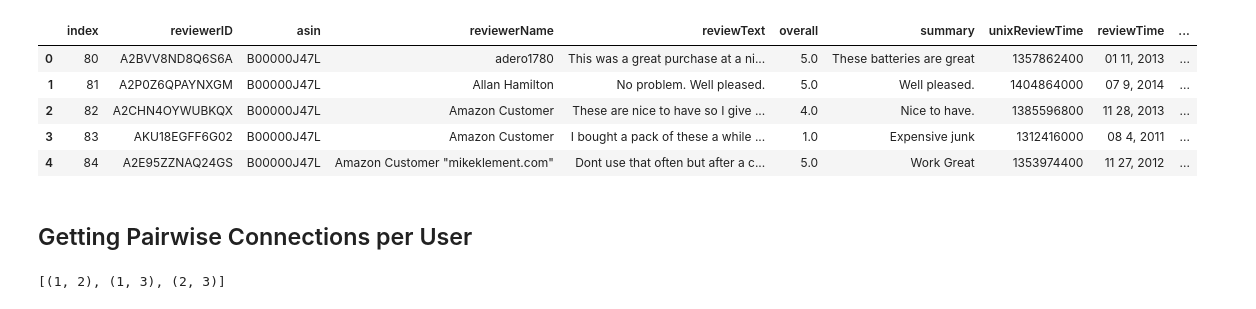
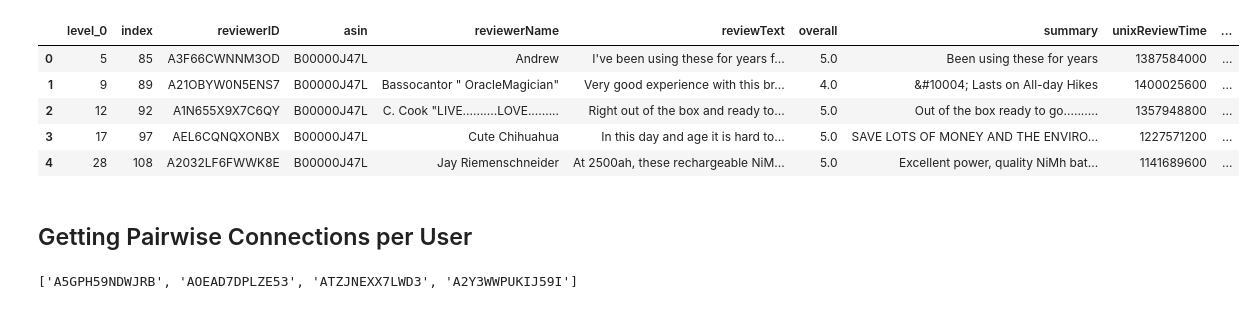
Before and after one commit to kunal-kotian/shopsmart, a Jupyter notebook: sek_stats/comp_stat_network_hw.ipynb, the cells around one changed output. Drawn from its saved outputs; the diff is of its cells as text; code cells hidden in the pictures.

```diff
--- a/sek_stats/comp_stat_network_hw.ipynb
+++ b/sek_stats/comp_stat_network_hw.ipynb
@@ -21,15 +48,20 @@ asin_list = list(raw_data.groupby(['asin']).count().sort_values('reviewerID',asc
 # %%
-# saving the file
+# saving the file based on product filter
 #raw_data[raw_data['asin'].isin(asin_list)].reset_index().to_feather('./amzn_popular_product_stats.feather')
 
+# saving the file based on user filter
+#raw_data[raw_data['reviewerID'].isin(usr_list)].reset_index().to_feather('./amzn_active_users_stats.feather')
+
 # reading the file
-raw_data = pd.read_feather('./amzn_popular_product_stats.feather')
+#raw_data = pd.read_feather('./amzn_popular_product_stats.feather')
+
+active_users = pd.read_feather('./amzn_active_users_stats.feather')
 # %%
-raw_data.head()
+active_users.head()
 # %% [output]
-|  | index | reviewerID | asin | reviewerName | reviewText | overall | summary | unixReviewTime | reviewTime | ... |
-| 0 | 80 | A2BVV8ND8Q6S6A | B00000J47L | adero1780 | This was a great purchase at a ni... | 5.0 | These batteries are great | 1357862400 | 01 11, 2013 | ... |
-| 1 | 81 | A2P0Z6QPAYNXGM | B00000J47L | Allan Hamilton | No problem. Well pleased. | 5.0 | Well pleased. | 1404864000 | 07 9, 2014 | ... |
-| 2 | 82 | A2CHN4OYWUBKQX | B00000J47L | Amazon Customer | These are nice to have so I give ... | 4.0 | Nice to have. | 1385596800 | 11 28, 2013 | ... |
-| 3 | 83 | AKU18EGFF6G02 | B00000J47L | Amazon Customer | I bought a pack of these a while ... | 1.0 | Expensive junk | 1312416000 | 08 4, 2011 | ... |
-| 4 | 84 | A2E95ZZNAQ24GS | B00000J47L | Amazon Customer "mikeklement.com" | Dont use that often but after a c... | 5.0 | Work Great | 1353974400 | 11 27, 2012 | ... |
+|  | level_0 | index | reviewerID | asin | reviewerName | reviewText | overall | summary | unixReviewTime | ... |
+| 0 | 5 | 85 | A3F66CWNNM3OD | B00000J47L | Andrew | I've been using these for years f... | 5.0 | Been using these for years | 1387584000 | ... |
+| 1 | 9 | 89 | A21OBYW0N5ENS7 | B00000J47L | Bassocantor " OracleMagician" | Very good experience with this br... | 4.0 | &#10004; Lasts on All-day Hikes | 1400025600 | ... |
+| 2 | 12 | 92 | A1N655X9X7C6QY | B00000J47L | C. Cook "LIVE..........LOVE......... | Right out of the box and ready to... | 5.0 | Out of the box ready to go.......... | 1357948800 | ... |
+| 3 | 17 | 97 | AEL6CQNQXONBX | B00000J47L | Cute Chihuahua | In this day and age it is hard to... | 5.0 | SAVE LOTS OF MONEY AND THE ENVIRO... | 1227571200 | ... |
+| 4 | 28 | 108 | A2032LF6FWWK8E | B00000J47L | Jay Riemenschneider | At 2500ah, these rechargeable NiM... | 5.0 | Excellent power, quality NiMh bat... | 1141689600 | ... |
@@ -37,9 +71,7 @@ raw_data.head()
 ## Getting Pairwise Connections per User
 # %%
 import itertools
-# %%
-list(itertools.combinations([1,2,3],2))
-# %% [output]
-[(1, 2), (1, 3), (2, 3)]
 # %%
-review_to_asin = raw_data.groupby(['reviewerID']).asin.apply(lambda x : set(x))
+active_users.groupby('asin').reviewerID.apply(lambda x : list(x))
+# %% [output]
+['A5GPH59NDWJRB', 'AOEAD7DPLZE53', 'ATZJNEXX7LWD3', 'A2Y3WWPUKIJ59I']
```
Also changed, not shown: parts of 25 cells of this notebook, 5 other files.
